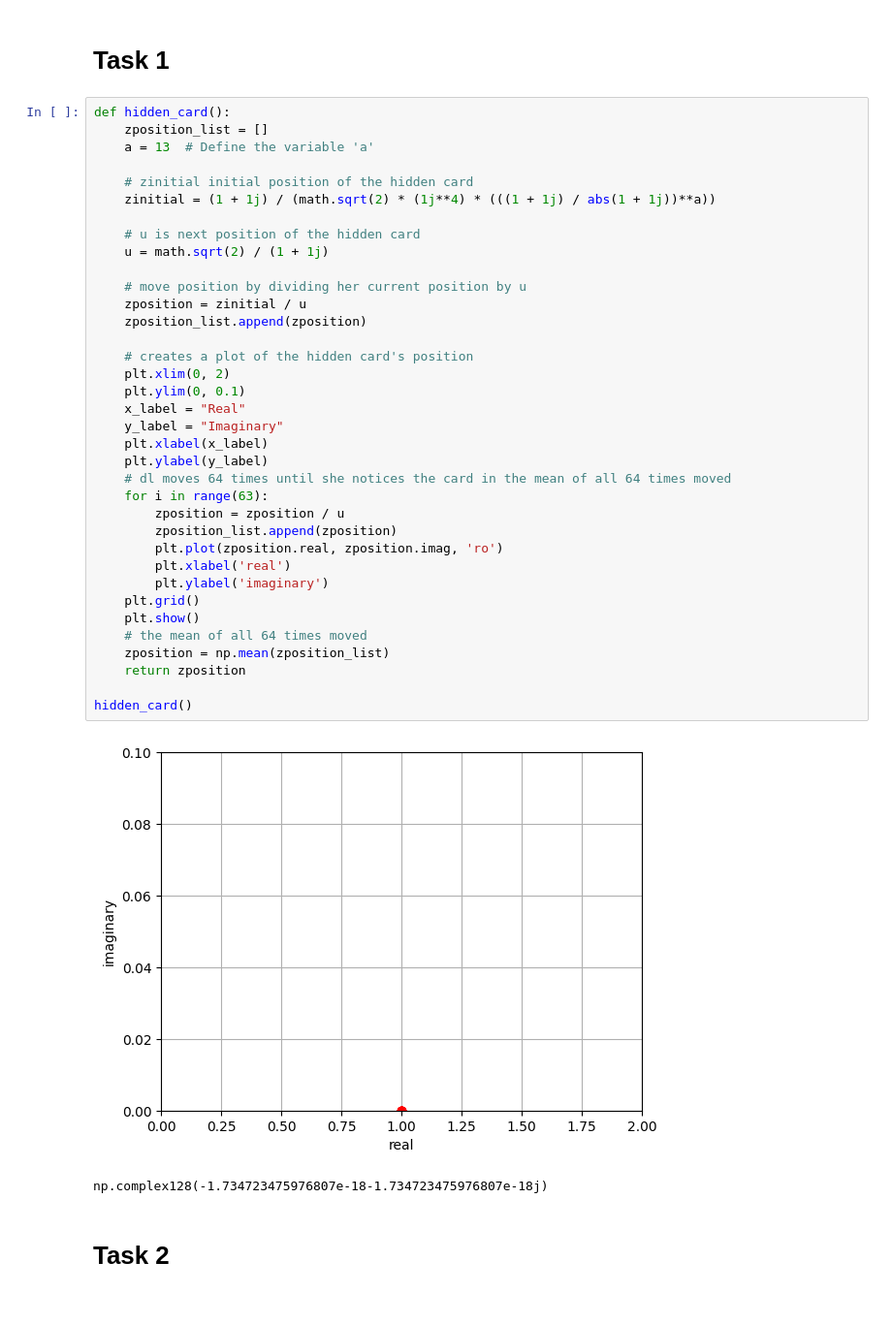
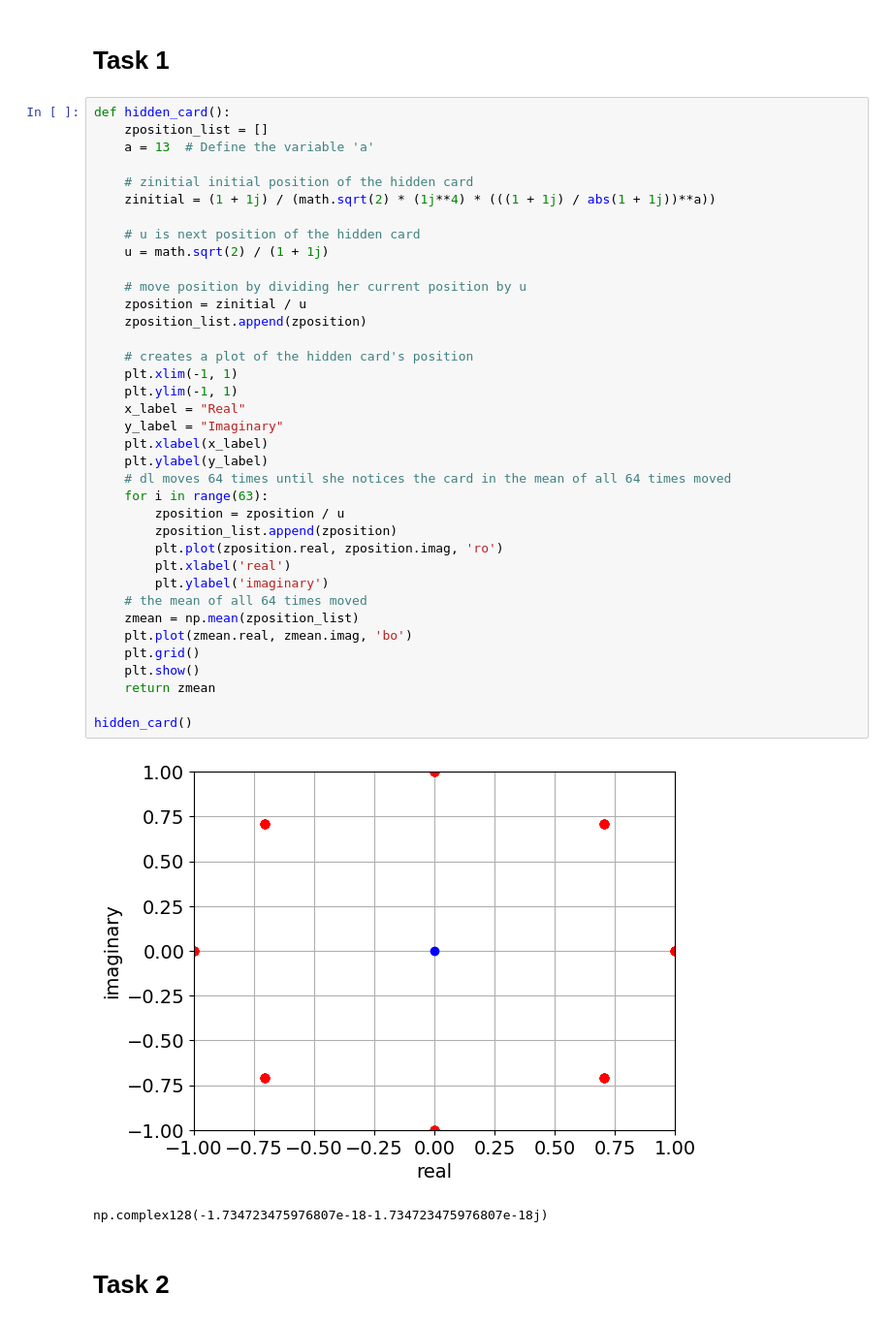
Before and after one commit to xmrenigmax/L4_Course, a Jupyter notebook: L4Mathematics/MathsAssignment/maths_assignment.ipynb, the cells around one changed output. Shown: that part at 97% size. Cells and saved outputs as stored; diff of their text form.

```diff
--- a/L4Mathematics/MathsAssignment/maths_assignment.ipynb
+++ b/L4Mathematics/MathsAssignment/maths_assignment.ipynb
@@ -12,39 +12,40 @@ def hidden_card():
     zposition_list = []
     a = 13  # Define the variable 'a'
 
     # zinitial initial position of the hidden card
     zinitial = (1 + 1j) / (math.sqrt(2) * (1j**4) * (((1 + 1j) / abs(1 + 1j))**a))
 
     # u is next position of the hidden card
     u = math.sqrt(2) / (1 + 1j)
 
     # move position by dividing her current position by u
     zposition = zinitial / u
     zposition_list.append(zposition)
 
     # creates a plot of the hidden card's position
-    plt.xlim(0, 2)
-    plt.ylim(0, 0.1)
+    plt.xlim(-1, 1)
+    plt.ylim(-1, 1)
     x_label = "Real"
     y_label = "Imaginary"
     plt.xlabel(x_label)
     plt.ylabel(y_label)
     # dl moves 64 times until she notices the card in the mean of all 64 times moved
     for i in range(63):
         zposition = zposition / u
         zposition_list.append(zposition)
         plt.plot(zposition.real, zposition.imag, 'ro')
         plt.xlabel('real')
         plt.ylabel('imaginary')
+    # the mean of all 64 times moved
+    zmean = np.mean(zposition_list)
+    plt.plot(zmean.real, zmean.imag, 'bo')
     plt.grid()
     plt.show()
-    # the mean of all 64 times moved
-    zposition = np.mean(zposition_list)
-    return zposition
+    return zmean
 
 hidden_card()
 # %% [output]
-[figure, old version]
+[figure, new version]
 np.complex128(-1.734723475976807e-18-1.734723475976807e-18j)
 # %% [markdown]
 # Task 2
```
Also changed, not shown: parts of 3 cells of this notebook, 5 other files.
